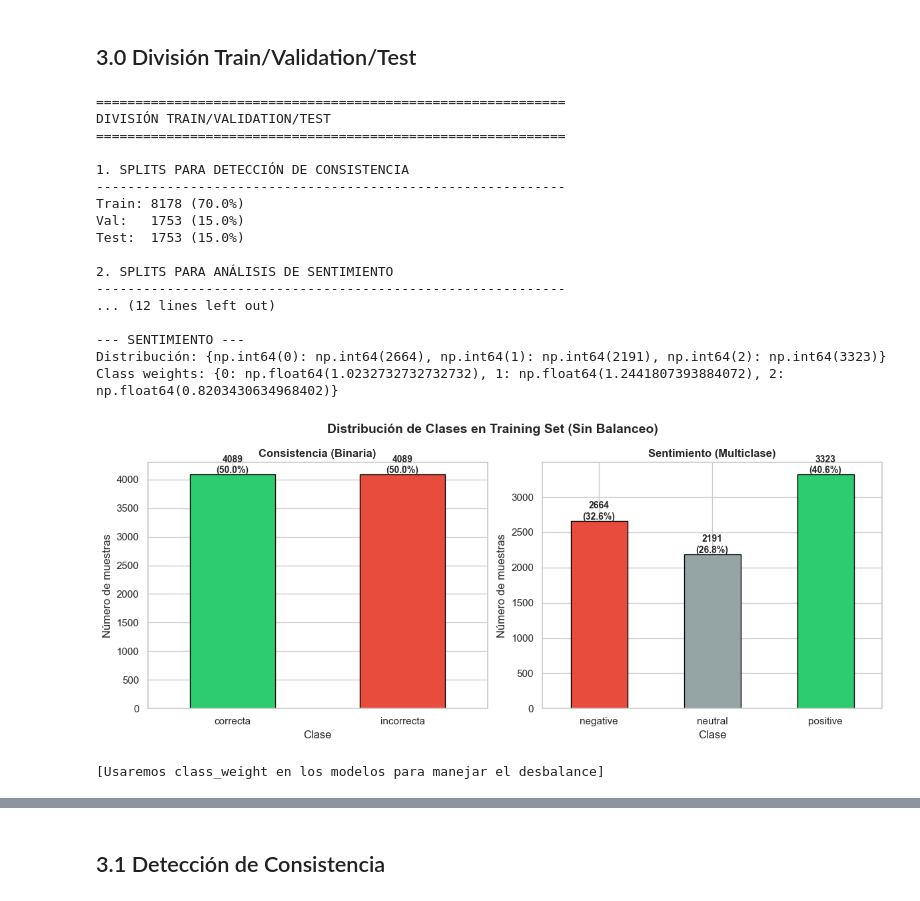
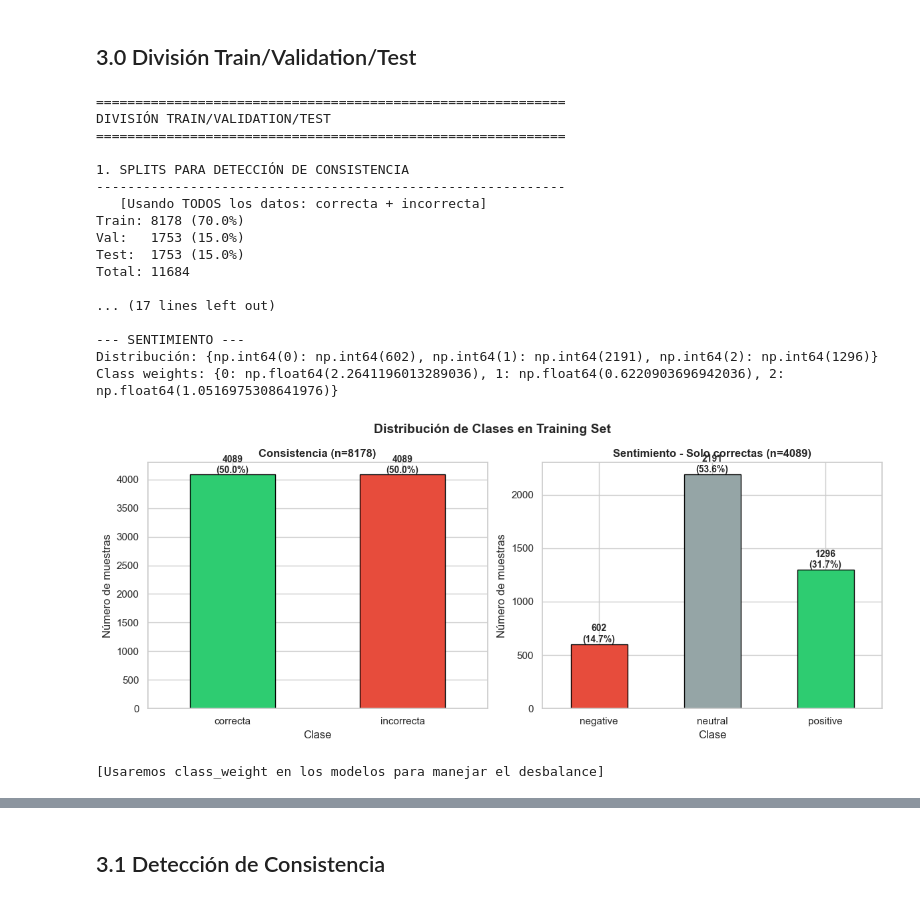
Before and after one commit to Ibonarambarri/NLP_TrabajoFinal, a Jupyter notebook: notebook.ipynb, the cells around one changed output, grey strips where cells are left out. Saved outputs shown, nothing was run; the diff lists cells and outputs as text; code cells hidden in the pictures.

```diff
--- a/notebook.ipynb
+++ b/notebook.ipynb
@@ -731,10 +701,6 @@ Embedding FT: (5000, 100)
 # %% [markdown]
 ## 3.0 División Train/Validation/Test
 # %%
-# ==============================================================================
-# 3.0 DIVISIÓN TRAIN/VALIDATION/TEST + CLASS WEIGHTS
-# ==============================================================================
-
 from sklearn.model_selection import train_test_split
 from sklearn.utils.class_weight import compute_class_weight
 
@@ -774,25 +740,37 @@ print("=" * 60)
 print("DIVISIÓN TRAIN/VALIDATION/TEST")
 print("=" * 60)
 
-# Splits para tarea de Consistencia
+# ============================================================
+# SPLITS PARA TAREA DE CONSISTENCIA (usa TODOS los datos)
+# ============================================================
 print("\n1. SPLITS PARA DETECCIÓN DE CONSISTENCIA")
 print("-" * 60)
+print("   [Usando TODOS los datos: correcta + incorrecta]")
 cons_train, cons_val, cons_test = create_splits(df, 'Etiqueta', 'consistency')
-print(f"Train: {len(cons_train)} ({len(cons_train)/len(df)*100:.1f}%)")
-print(f"Val:   {len(cons_val)} ({len(cons_val)/len(df)*100:.1f}%)")
-print(f"Test:  {len(cons_test)} ({len(cons_test)/len(df)*100:.1f}%)")
+cons_total = len(cons_train) + len(cons_val) + len(cons_test)
+print(f"Train: {len(cons_train)} ({len(cons_train)/cons_total*100:.1f}%)")
+print(f"Val:   {len(cons_val)} ({len(cons_val)/cons_total*100:.1f}%)")
+print(f"Test:  {len(cons_test)} ({len(cons_test)/cons_total*100:.1f}%)")
+print(f"Total: {cons_total}")
 
-# Splits para tarea de Sentimiento
+# ============================================================
+# SPLITS PARA TAREA DE SENTIMIENTO (solo datos CORRECTOS)
+# ============================================================
 print("\n2. SPLITS PARA ANÁLISIS DE SENTIMIENTO")
 print("-" * 60)
-sent_train, sent_val, sent_test = create_splits(df, 'Sentiment', 'sentiment')
-print(f"Train: {len(sent_train)} ({len(sent_train)/len(df)*100:.1f}%)")
-print(f"Val:   {len(sent_val)} ({len(sent_val)/len(df)*100:.1f}%)")
-print(f"Test:  {len(sent_test)} ({len(sent_test)/len(df)*100:.1f}%)")
+print("   [Usando SOLO datos correctos - excluyendo inconsistentes]")
 
-# ==============================================================================
-# CÁLCULO DE CLASS WEIGHTS (sin resampling)
-# ==============================================================================
+# Filtrar solo ejemplos consistentes (correcta)
+df_correcta = df[df['Etiqueta'] == 'correcta'].copy()
+print(f"   Datos disponibles: {len(df_correcta)} (solo 'correcta')")
+
+sent_train, sent_val, sent_test = create_splits(df_correcta, 'Sentiment', 'sentiment')
+sent_total = len(sent_train) + len(sent_val) + len(sent_test)
+print(f"Train: {len(sent_train)} ({len(sent_train)/sent_total*100:.1f}%)")
+print(f"Val:   {len(sent_val)} ({len(sent_val)/sent_total*100:.1f}%)")
+print(f"Test:  {len(sent_test)} ({len(sent_test)/sent_total*100:.1f}%)")
+print(f"Total: {sent_total}")
+
 print("\n" + "=" * 60)
 print("CLASS WEIGHTS PARA MANEJO DE DESBALANCE")
 print("=" * 60)
@@ -823,18 +801,18 @@ sent_class_weight_dict = {0: sent_class_weights[0], 1: sent_class_weights[1], 2:
 
 print(f"Class weights: {sent_class_weight_dict}")
 
-# ==============================================================================
-# VISUALIZACIÓN: DISTRIBUCIÓN DE CLASES
-# ==============================================================================
+# ============================================================
+# GRÁFICO DE DISTRIBUCIÓN
+# ============================================================
 fig, axes = plt.subplots(1, 2, figsize=(12, 5))
-fig.suptitle('Distribución de Clases en Training Set (Sin Balanceo)', fontsize=14, fontweight='bold')
+fig.suptitle('Distribución de Clases en Training Set', fontsize=14, fontweight='bold')
 
 # Consistencia
 ax1 = axes[0]
 cons_counts = cons_train['Etiqueta'].value_counts()
 colors_cons = ['#2ecc71', '#e74c3c']
 cons_counts.plot(kind='bar', ax=ax1, color=colors_cons, edgecolor='black')
-ax1.set_title('Consistencia (Binaria)', fontweight='bold')
+ax1.set_title(f'Consistencia (n={len(cons_train)})', fontweight='bold')
 ax1.set_xlabel('Clase')
 ax1.set_ylabel('Número de muestras')
 ax1.tick_params(axis='x', rotation=0)
@@ -843,40 +821,40 @@ for i, v in enumerate(cons_counts):
 
 # Sentimiento
 ax2 = axes[1]
 sent_counts = sent_train['Sentiment'].value_counts().reindex(['negative', 'neutral', 'positive'])
 colors_sent = ['#e74c3c', '#95a5a6', '#2ecc71']
 sent_counts.plot(kind='bar', ax=ax2, color=colors_sent, edgecolor='black')
-ax2.set_title('Sentimiento (Multiclase)', fontweight='bold')
+ax2.set_title(f'Sentimiento - Solo correctas (n={len(sent_train)})', fontweight='bold')
 ax2.set_xlabel('Clase')
 ax2.set_ylabel('Número de muestras')
 ax2.tick_params(axis='x', rotation=0)
 for i, v in enumerate(sent_counts):
     ax2.text(i, v + 20, f'{v}\n({v/len(sent_train)*100:.1f}%)', ha='center', fontweight='bold')
 
 plt.tight_layout()
 plt.savefig('charts/class_distribution.png', dpi=150, bbox_inches='tight')
 plt.show()
 
 print("\n[Usaremos class_weight en los modelos para manejar el desbalance]")
 # %% [output]
 ============================================================
 DIVISIÓN TRAIN/VALIDATION/TEST
 ============================================================
 
 1. SPLITS PARA DETECCIÓN DE CONSISTENCIA
 ------------------------------------------------------------
+   [Usando TODOS los datos: correcta + incorrecta]
 Train: 8178 (70.0%)
 Val:   1753 (15.0%)
 Test:  1753 (15.0%)
+Total: 11684
 
-2. SPLITS PARA ANÁLISIS DE SENTIMIENTO
-------------------------------------------------------------
-... (12 lines left out)
+... (17 lines left out)
 
 --- SENTIMIENTO ---
-Distribución: {np.int64(0): np.int64(2664), np.int64(1): np.int64(2191), np.int64(2): np.int64(3323)}
-Class weights: {0: np.float64(1.0232732732732732), 1: np.float64(1.2441807393884072), 2: np.float64(0.8203430634968402)}
+Distribución: {np.int64(0): np.int64(602), np.int64(1): np.int64(2191), np.int64(2): np.int64(1296)}
+Class weights: {0: np.float64(2.2641196013289036), 1: np.float64(0.6220903696942036), 2: np.float64(1.0516975308641976)}
-[figure, old version]
+[figure, new version]
 [Usaremos class_weight en los modelos para manejar el desbalance]
 # %%
 # Visualización de los splits
```
Also changed, not shown: parts of 18 cells of this notebook, 3 other files.
